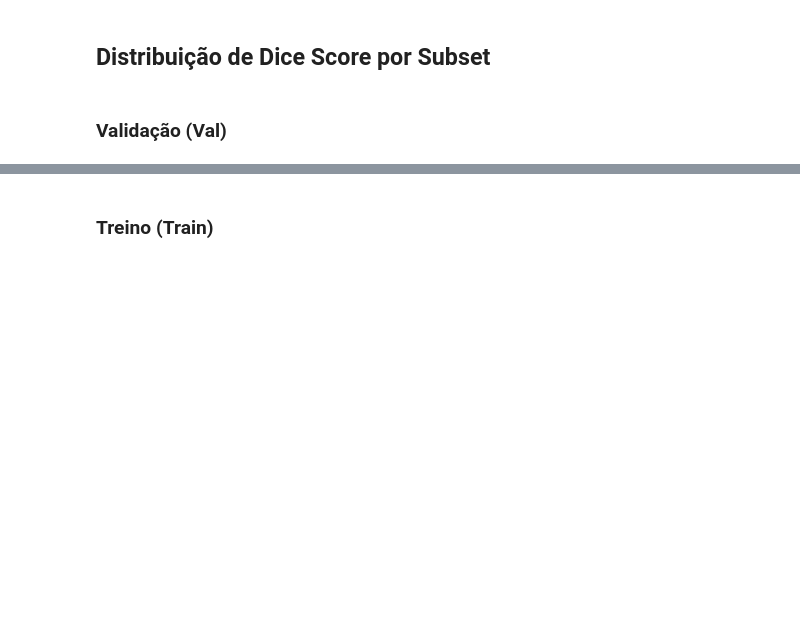
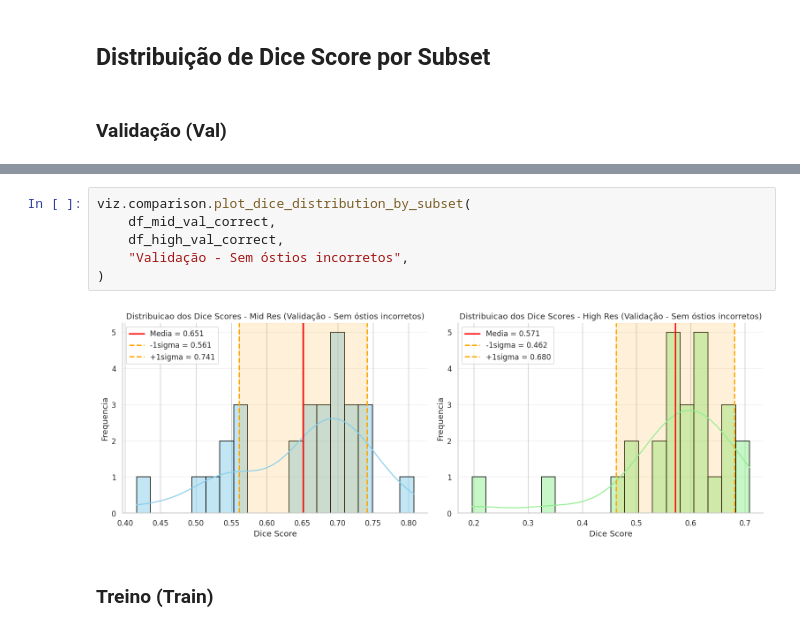
Before and after one commit to matheusssilva991/coronary-centerline-detection, a Jupyter notebook: src/eda_tests.ipynb, the cells around one changed output, grey strips where cells are left out. Saved outputs shown, nothing was run; the diff lists cells and outputs as text; blank space fills up the shorter version.

```diff
--- a/src/eda_tests.ipynb
+++ b/src/eda_tests.ipynb
@@ -765,3 +769,11 @@ viz.comparison.plot_dice_distribution_by_subset(df_mid_val, df_high_val, "Valida
+# %%
+viz.comparison.plot_dice_distribution_by_subset(
+    df_mid_val_correct,
+    df_high_val_correct,
+    "Validação - Sem óstios incorretos",
+)
+# %% [output]
+[figure, added]
 # %% [markdown]
 ### Treino (Train)
 # %%
```
Also changed, not shown: parts of 6 cells of this notebook, 5 other files.
